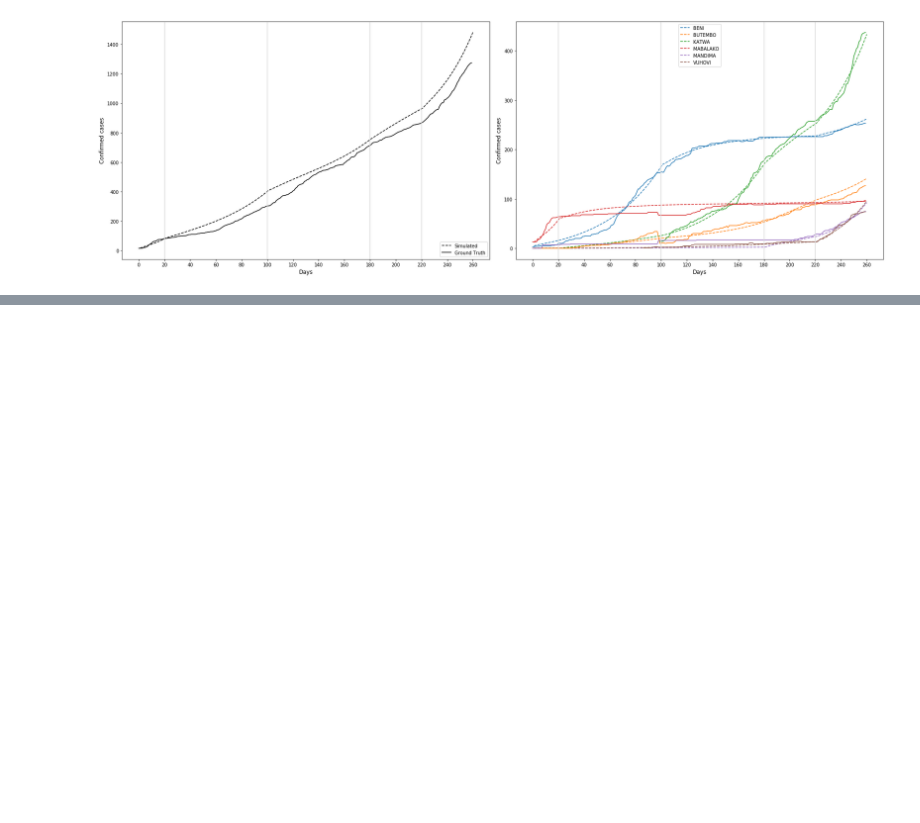
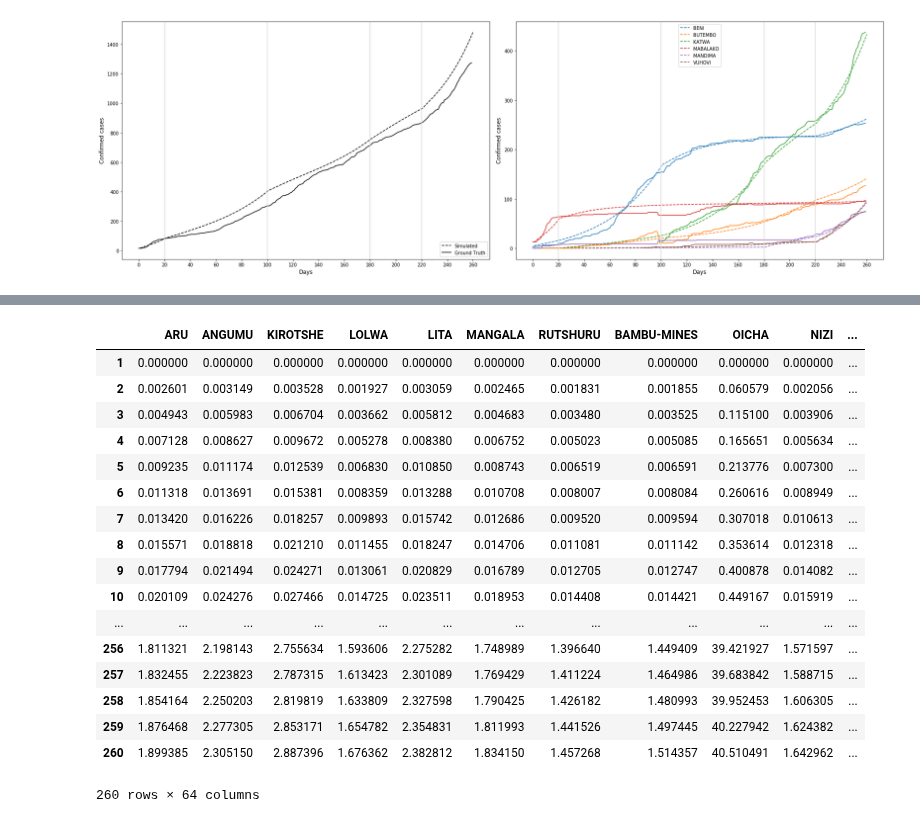
Before and after one commit to NSSAC/DRC_Ebola_2018, a Jupyter notebook: notebooks/calib_checkpointing.ipynb, the cells around one changed output, grey strips where cells are left out. Cells and saved outputs as stored; diff of their text form; code cells hidden in the pictures; blank space fills up the shorter version.

```diff
--- a/notebooks/calib_checkpointing.ipynb
+++ b/notebooks/calib_checkpointing.ipynb
@@ -232,3 +256,24 @@ if forecast:
+# %%
+out_df.loc[list(set(out_df.index) - set([k.upper() for k in key_hzs]))].T.cumsum()
+# %% [output]
+|  | ARU | ANGUMU | KIROTSHE | LOLWA | LITA | MANGALA | RUTSHURU | BAMBU-MINES | OICHA | NIZI | ... |
+| 1 | 0.000000 | 0.000000 | 0.000000 | 0.000000 | 0.000000 | 0.000000 | 0.000000 | 0.000000 | 0.000000 | 0.000000 | ... |
+| 2 | 0.002601 | 0.003149 | 0.003528 | 0.001927 | 0.003059 | 0.002465 | 0.001831 | 0.001855 | 0.060579 | 0.002056 | ... |
+| 3 | 0.004943 | 0.005983 | 0.006704 | 0.003662 | 0.005812 | 0.004683 | 0.003480 | 0.003525 | 0.115100 | 0.003906 | ... |
+| 4 | 0.007128 | 0.008627 | 0.009672 | 0.005278 | 0.008380 | 0.006752 | 0.005023 | 0.005085 | 0.165651 | 0.005634 | ... |
+| 5 | 0.009235 | 0.011174 | 0.012539 | 0.006830 | 0.010850 | 0.008743 | 0.006519 | 0.006591 | 0.213776 | 0.007300 | ... |
+| 6 | 0.011318 | 0.013691 | 0.015381 | 0.008359 | 0.013288 | 0.010708 | 0.008007 | 0.008084 | 0.260616 | 0.008949 | ... |
+| 7 | 0.013420 | 0.016226 | 0.018257 | 0.009893 | 0.015742 | 0.012686 | 0.009520 | 0.009594 | 0.307018 | 0.010613 | ... |
+| 8 | 0.015571 | 0.018818 | 0.021210 | 0.011455 | 0.018247 | 0.014706 | 0.011081 | 0.011142 | 0.353614 | 0.012318 | ... |
+| 9 | 0.017794 | 0.021494 | 0.024271 | 0.013061 | 0.020829 | 0.016789 | 0.012705 | 0.012747 | 0.400878 | 0.014082 | ... |
+| 10 | 0.020109 | 0.024276 | 0.027466 | 0.014725 | 0.023511 | 0.018953 | 0.014408 | 0.014421 | 0.449167 | 0.015919 | ... |
+| ... | ... | ... | ... | ... | ... | ... | ... | ... | ... | ... | ... |
+| 256 | 1.811321 | 2.198143 | 2.755634 | 1.593606 | 2.275282 | 1.748989 | 1.396640 | 1.449409 | 39.421927 | 1.571597 | ... |
+| 257 | 1.832455 | 2.223823 | 2.787315 | 1.613423 | 2.301089 | 1.769429 | 1.411224 | 1.464986 | 39.683842 | 1.588715 | ... |
+| 258 | 1.854164 | 2.250203 | 2.819819 | 1.633809 | 2.327598 | 1.790425 | 1.426182 | 1.480993 | 39.952453 | 1.606305 | ... |
+| 259 | 1.876468 | 2.277305 | 2.853171 | 1.654782 | 2.354831 | 1.811993 | 1.441526 | 1.497445 | 40.227942 | 1.624382 | ... |
+| 260 | 1.899385 | 2.305150 | 2.887396 | 1.676362 | 2.382812 | 1.834150 | 1.457268 | 1.514357 | 40.510491 | 1.642962 | ... |
+260 rows × 64 columns
 # %%
 curve_a = out_dict['A'].sum().cumsum().values
 curve_b = out_dict['B'].sum().cumsum().values
```
Also changed, not shown: parts of 3 cells of this notebook, 1 other file.
